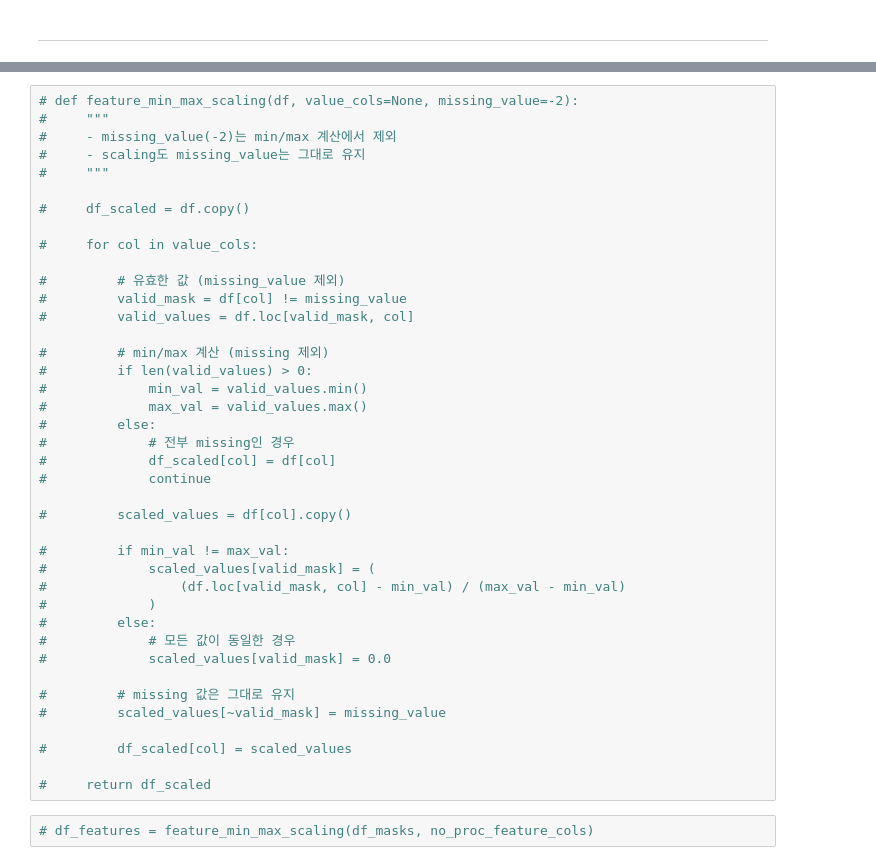
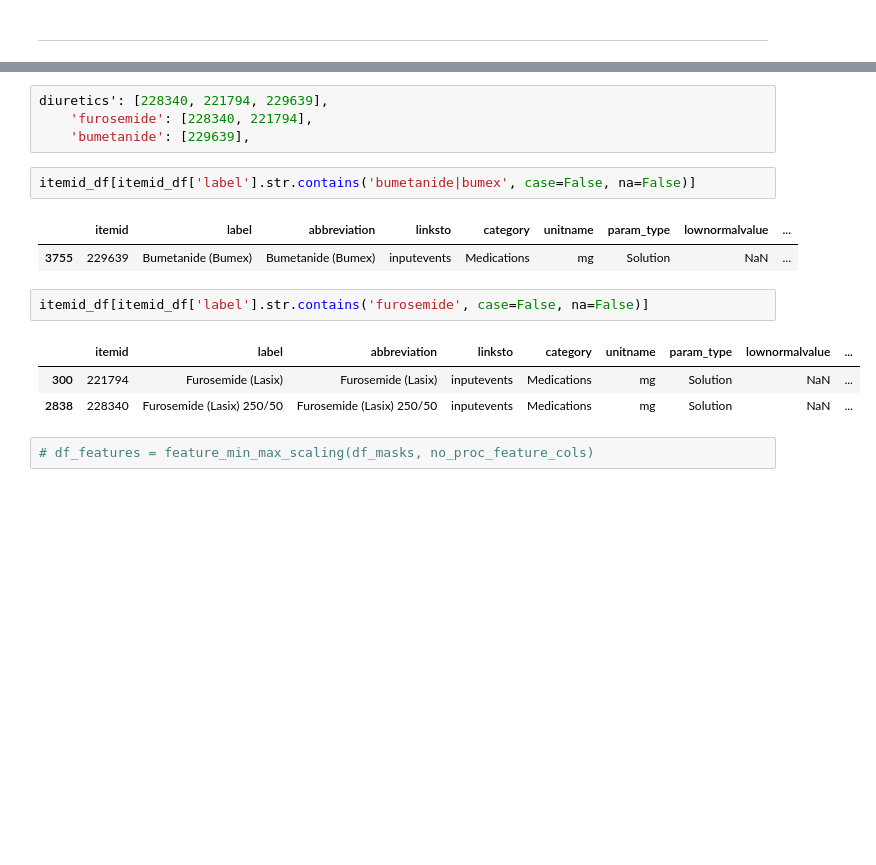
Before and after one commit to lastdancewithyou/multimodal_edema_prediction, a Jupyter notebook: preprocess/time_series_cxr_preprocess_20260316.ipynb, the cells around one changed output, grey strips where cells are left out. Drawn from its saved outputs; the diff is of its cells as text; blank space fills up the shorter version.

```diff
--- a/preprocess/time_series_cxr_preprocess_20260316.ipynb
+++ b/preprocess/time_series_cxr_preprocess_20260316.ipynb
@@ -1600,43 +1477,18 @@ itemid_df[itemid_df['itemid'].isin(no_proc_feature_cols)].reset_index(drop=True)
-# %%
-# def feature_min_max_scaling(df, value_cols=None, missing_value=-2):
-#     """
-#     - missing_value(-2)는 min/max 계산에서 제외
-#     - scaling도 missing_value는 그대로 유지
-#     """
-
-#     df_scaled = df.copy()
-
-#     for col in value_cols:
-
-#         # 유효한 값 (missing_value 제외)
-#         valid_mask = df[col] != missing_value
-#         valid_values = df.loc[valid_mask, col]
-
-#         # min/max 계산 (missing 제외)
-#         if len(valid_values) > 0:
-#             min_val = valid_values.min()
-#             max_val = valid_values.max()
-#         else:
-#             # 전부 missing인 경우
-#             df_scaled[col] = df[col]
-#             continue
-
-#         scaled_values = df[col].copy()
-
-#         if min_val != max_val:
-#             scaled_values[valid_mask] = (
-#                 (df.loc[valid_mask, col] - min_val) / (max_val - min_val)
-#             )
-#         else:
-#             # 모든 값이 동일한 경우
-#             scaled_values[valid_mask] = 0.0
-
-#         # missing 값은 그대로 유지
-#         scaled_values[~valid_mask] = missing_value
-
-#         df_scaled[col] = scaled_values
-
-#     return df_scaled
+# %%
+diuretics': [228340, 221794, 229639],
+    'furosemide': [228340, 221794],
+    'bumetanide': [229639],
+# %%
+itemid_df[itemid_df['label'].str.contains('bumetanide|bumex', case=False, na=False)]
+# %% [output]
+|  | itemid | label | abbreviation | linksto | category | unitname | param_type | lownormalvalue | ... |
+| 3755 | 229639 | Bumetanide (Bumex) | Bumetanide (Bumex) | inputevents | Medications | mg | Solution | NaN | ... |
+# %%
+itemid_df[itemid_df['label'].str.contains('furosemide', case=False, na=False)]
+# %% [output]
+|  | itemid | label | abbreviation | linksto | category | unitname | param_type | lownormalvalue | ... |
+| 300 | 221794 | Furosemide (Lasix) | Furosemide (Lasix) | inputevents | Medications | mg | Solution | NaN | ... |
+| 2838 | 228340 | Furosemide (Lasix) 250/50 | Furosemide (Lasix) 250/50 | inputevents | Medications | mg | Solution | NaN | ... |
 # %%
 # df_features = feature_min_max_scaling(df_masks, no_proc_feature_cols)
 # %%
```
Also changed, not shown: parts of 22 cells of this notebook, 8 other files.
